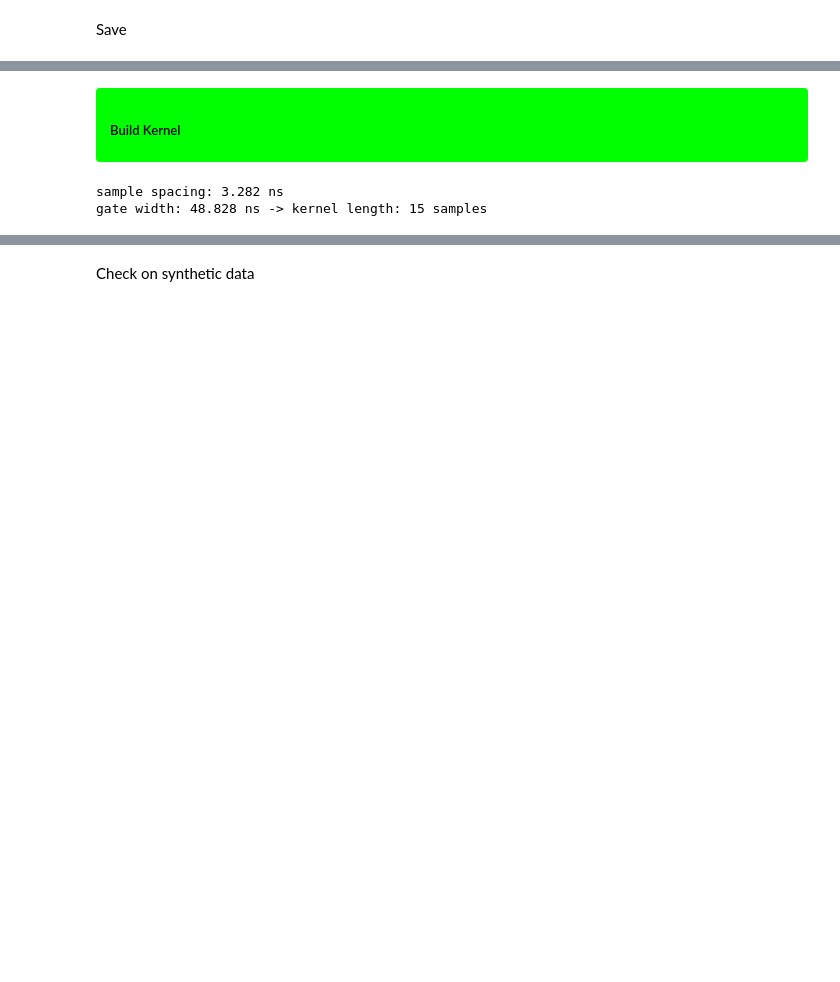
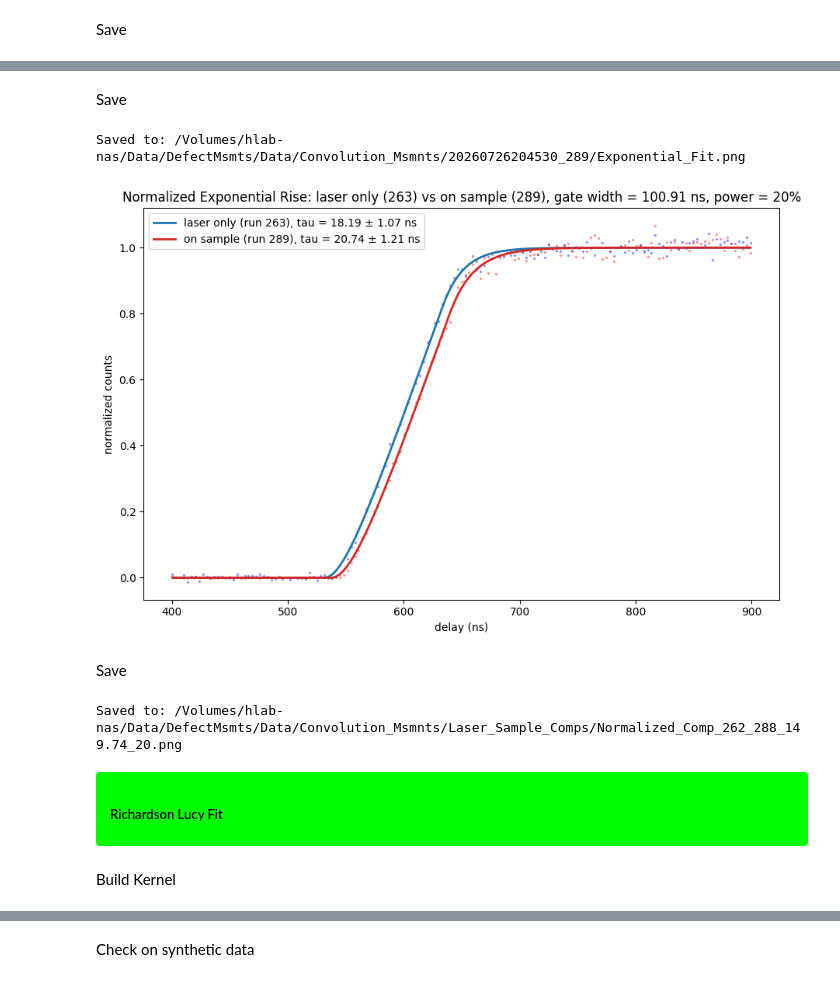
Before and after one commit to jeree-m/qick-dawg, a Jupyter notebook: jupyter_notebooks/Analysis_Macbook_Pro.ipynb, the cells around one changed output, grey strips where cells are left out. Saved outputs shown, nothing was run; the diff lists cells and outputs as text; code cells hidden in the pictures; blank space fills up the shorter version.

```diff
--- a/jupyter_notebooks/Analysis_Macbook_Pro.ipynb
+++ b/jupyter_notebooks/Analysis_Macbook_Pro.ipynb
@@ -259,9 +482,62 @@ Saved to: /Volumes/hlab-nas/Data/DefectMsmts/Data/Convolution_Msmnts/20260723133
+# %% [markdown]
+Save
+# %%
+save_dir = spd_runs[run_num]["folder"]
+fig.savefig(save_dir / "Exponential_Fit.png", dpi=150, bbox_inches='tight')
+print(f"Saved to: {save_dir / 'Exponential_Fit.png'}")
+# %% [output]
+Saved to: /Volumes/hlab-nas/Data/DefectMsmts/Data/Convolution_Msmnts/20260726204530_289/Exponential_Fit.png
+# %%
+# laser-only vs on-sample run pair
+run_laser = 263
+run_sample = 289
+
+fit_laser = fit_rise(run_laser)
+fit_sample = fit_rise(run_sample)
+
+fig, ax = plt.subplots(figsize=(9, 6))
+
+ax.plot(fit_laser["t_fit"], normalize(fit_laser["counts_fit"], fit_laser["baseline"], fit_laser["plateau"]),
+        '.', color='blue', alpha=0.3, markersize=3)
+ax.plot(fit_laser["t_fit"], normalize(fit_laser["fitted_curve"], fit_laser["baseline"], fit_laser["plateau"]),
+        color='tab:blue', linewidth=2,
+        label=f'laser only (run {run_laser}), tau = {fit_laser["tau"]:.2f} ± {fit_laser["tau_err"]:.2f} ns')
+
+ax.plot(fit_sample["t_fit"], normalize(fit_sample["counts_fit"], fit_sample["baseline"], fit_sample["plateau"]),
+        '.', color='red', alpha=0.3, markersize=3)
+ax.plot(fit_sample["t_fit"], normalize(fit_sample["fitted_curve"], fit_sample["baseline"], fit_sample["plateau"]),
+        color='tab:red', linewidth=2,
+        label=f'on sample (run {run_sample}), tau = {fit_sample["tau"]:.2f} ± {fit_sample["tau_err"]:.2f} ns')
+
+ax.legend(loc='upper left')
+ax.set_xlabel('delay (ns)')
+ax.set_ylabel('normalized counts')
+ax.set_title(f'Normalized Exponential Rise: laser only ({run_laser}) vs on sample ({run_sample}), gate width = {fit_laser["gate_width"]:.2f} ns, power = {fit_laser["power"]}%')
+plt.tight_layout()
+plt.show()
+# %% [output]
+[figure, added]
+# %% [markdown]
+Save
+# %%
+save_dir = base_dir / "Laser_Sample_Comps"
+save_dir.mkdir(parents=True, exist_ok=True)
+
+filename = f"Normalized_Comp_{run_laser}_{run_sample}_{fit_laser['gate_width']:.2f}_{fit_laser['power']}.png"
+save_path = save_dir / filename
+
+fig.savefig(save_path, dpi=150, bbox_inches='tight')
+print(f"Saved to: {save_path}")
+# %% [output]
+Saved to: /Volumes/hlab-nas/Data/DefectMsmts/Data/Convolution_Msmnts/Laser_Sample_Comps/Normalized_Comp_262_288_149.74_20.png
+# %% [markdown]
+<div style="background-color:#00FF00; padding:8px 14px; border-radius:4px;">
+<h5 style="color:black; margin:0;">Richardson Lucy Fit</h5>
+</div>
 # %% [markdown]
-<div style="background-color:#00FF00; padding:8px 14px; border-radius:4px;">
-<h5 style="color:black; margin:0;">Build Kernel</h5>
-</div>
+Build Kernel
 # %%
-run_num = 273
+run_num = 279
 t = spd_runs[run_num]["data"]["delays_ns"]
 counts_mean = spd_runs[run_num]["data"]["counts_mean"]
 gate_width = spd_runs[run_num]["metadata"]["gate_width_tns"]
@@ -273,6 +549,3 @@ kernel = np.ones(kernel_len) / kernel_len  # boxcar, normalized to sum to 1
 
 print(f"sample spacing: {dt:.3f} ns")
 print(f"gate width: {gate_width:.3f} ns -> kernel length: {kernel_len} samples")
-# %% [output]
-sample spacing: 3.282 ns
-gate width: 48.828 ns -> kernel length: 15 samples
```
Also changed, not shown: parts of 42 cells of this notebook.
